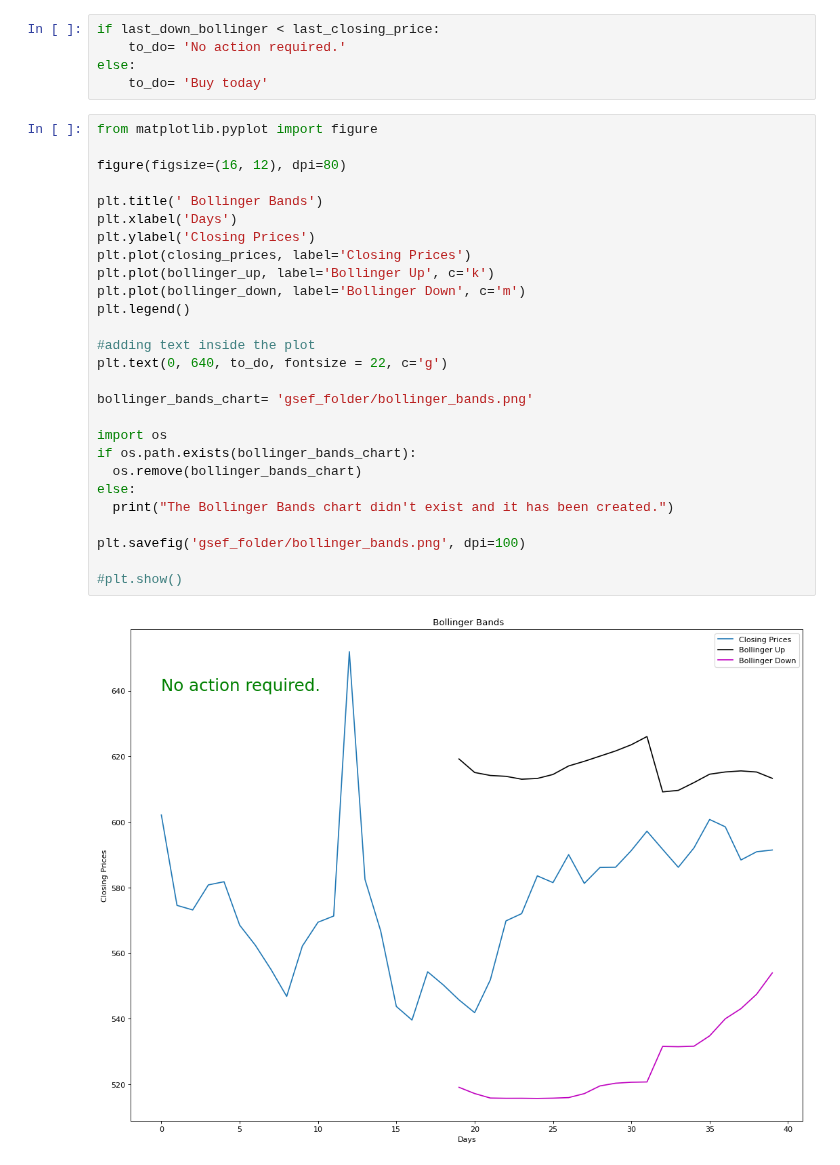
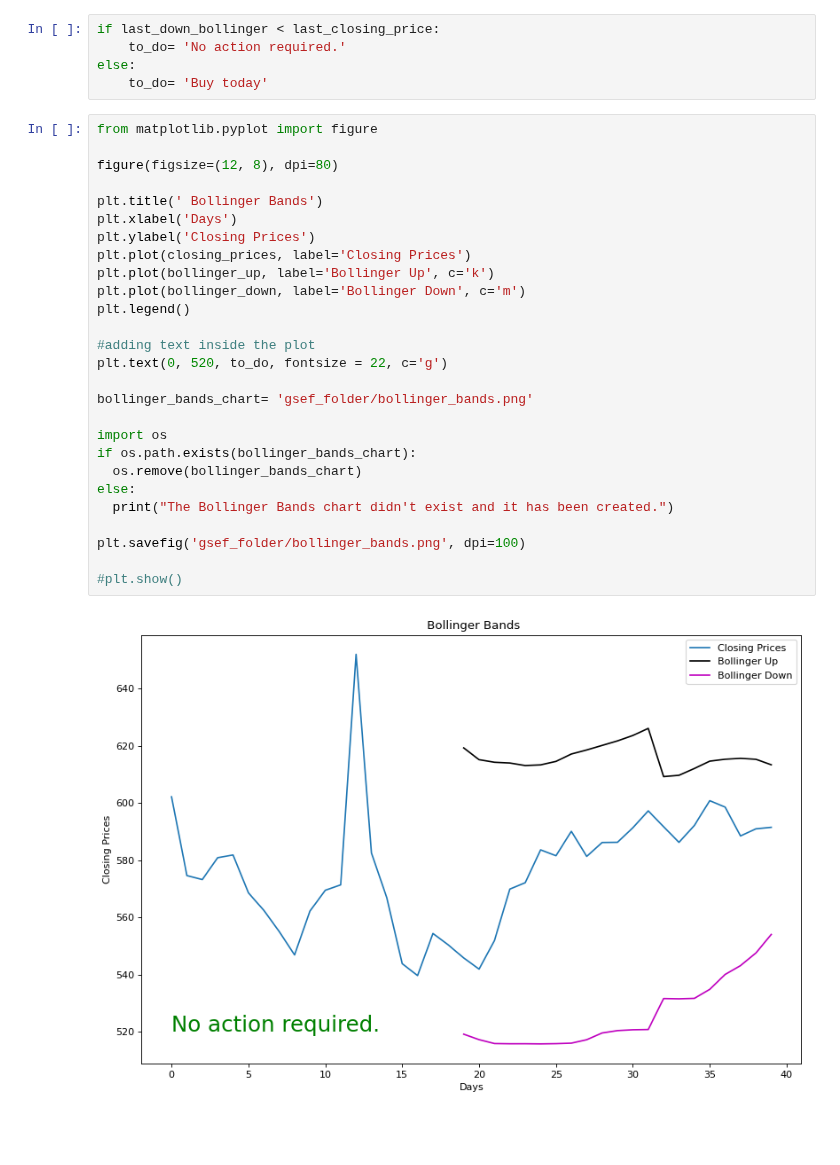
Before and after one commit to eshraongithub/global_sustainable_equity_fund_etl_and_time_series_forecasting, a Jupyter notebook: gsef_bollinger_bands.ipynb, the cells around one changed output. Saved outputs shown, nothing was run; the diff lists cells and outputs as text; blank space fills up the shorter version.

Commit message:
Decreased size of Bollinger Bands graph

```diff
--- a/gsef_bollinger_bands.ipynb
+++ b/gsef_bollinger_bands.ipynb
@@ -59,29 +59,29 @@ else:
 # %%
 from matplotlib.pyplot import figure
 
-figure(figsize=(16, 12), dpi=80)
+figure(figsize=(12, 8), dpi=80)
 
 plt.title(' Bollinger Bands')
 plt.xlabel('Days')
 plt.ylabel('Closing Prices')
 plt.plot(closing_prices, label='Closing Prices')
 plt.plot(bollinger_up, label='Bollinger Up', c='k')
 plt.plot(bollinger_down, label='Bollinger Down', c='m')
 plt.legend()
 
 #adding text inside the plot
-plt.text(0, 640, to_do, fontsize = 22, c='g')
+plt.text(0, 520, to_do, fontsize = 22, c='g')
 
 bollinger_bands_chart= 'gsef_folder/bollinger_bands.png'
 
 import os
 if os.path.exists(bollinger_bands_chart):
   os.remove(bollinger_bands_chart)
 else:
   print("The Bollinger Bands chart didn't exist and it has been created.")
 
 plt.savefig('gsef_folder/bollinger_bands.png', dpi=100)
 
 #plt.show()
 # %% [output]
-[figure, old version]
+[figure, new version]
```
Also changed, not shown: 2 other files.
